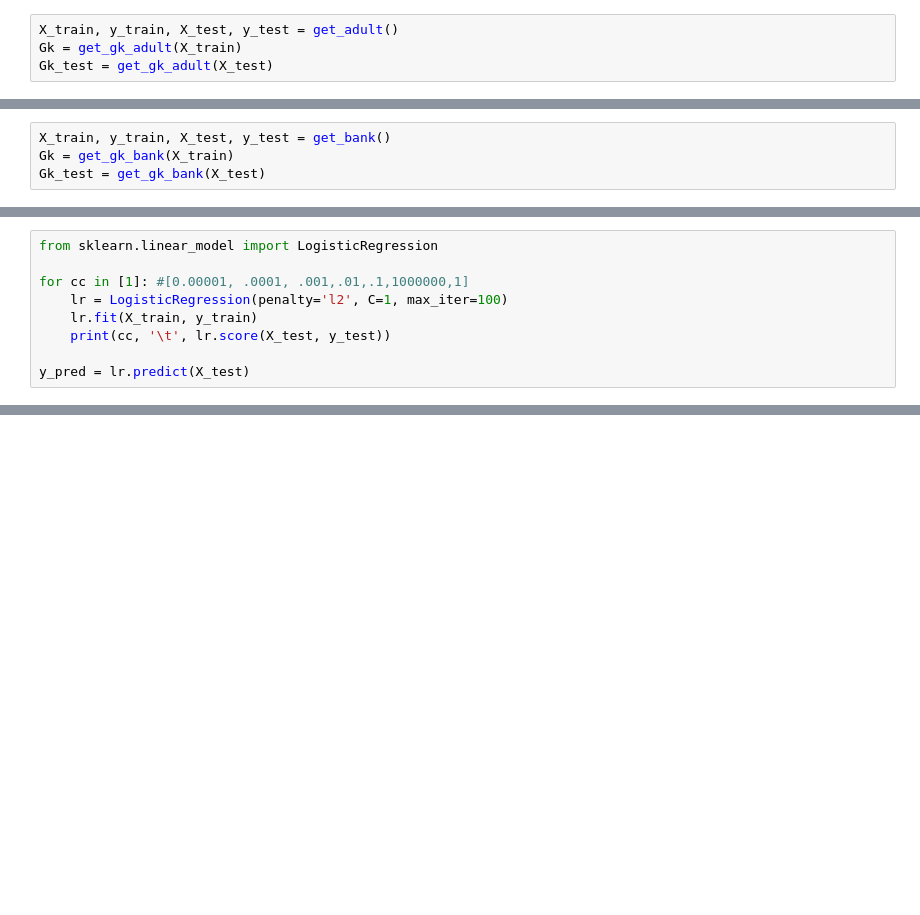
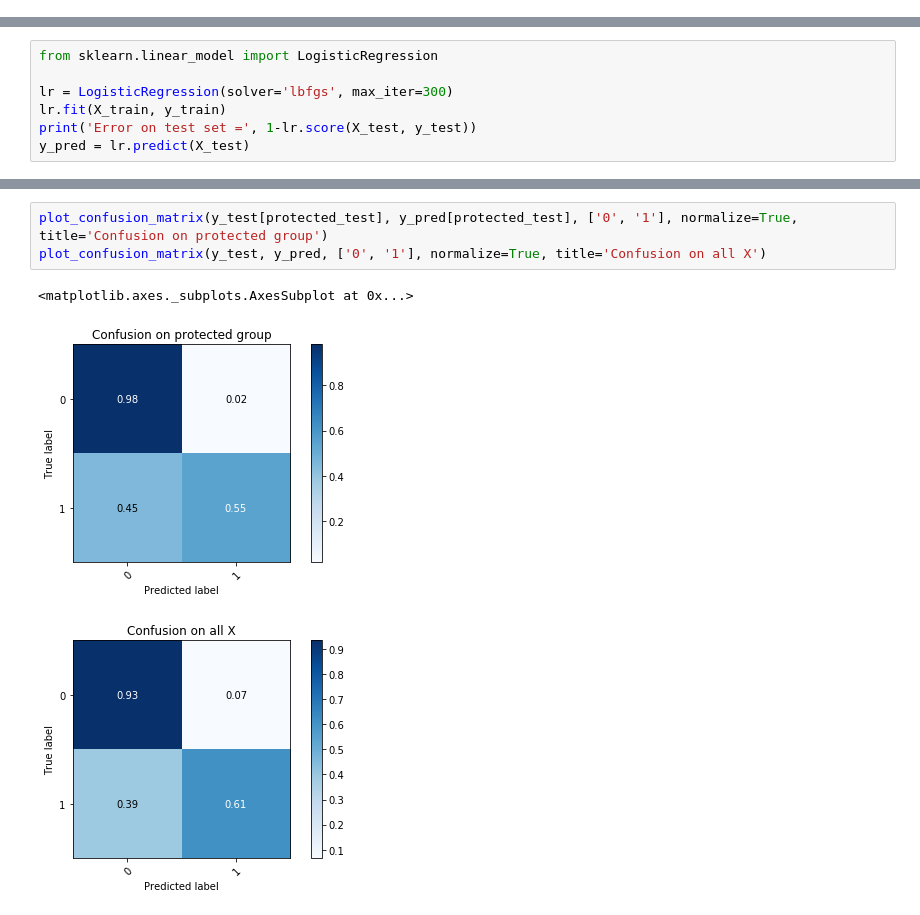
Before and after one commit to TwsThomas/fairness, a Jupyter notebook: fairness adult.ipynb, the cells around one changed output, grey strips where cells are left out. Cells and saved outputs as stored; diff of their text form; blank space fills up the shorter version.

```diff
--- a/fairness adult.ipynb
+++ b/fairness adult.ipynb
@@ -25,4 +40,0 @@ from get_data import get_adult, get_bank, get_gk_bank, get_gk_adult
-# %%
-X_train, y_train, X_test, y_test = get_adult()
-Gk = get_gk_adult(X_train)
-Gk_test = get_gk_adult(X_test)
@@ -35,4 +40,0 @@ See the caveats in the documentation: http://pandas.pydata.org/pandas-docs/stabl
-# %%
-X_train, y_train, X_test, y_test = get_bank()
-Gk = get_gk_bank(X_train)
-Gk_test = get_gk_bank(X_test)
@@ -42,10 +47,8 @@ age quantile = [31.0, 35.0, 39.0, 45.0, 52.0]
 # %%
 from sklearn.linear_model import LogisticRegression
 
-for cc in [1]: #[0.00001, .0001, .001,.01,.1,1000000,1]
-    lr = LogisticRegression(penalty='l2', C=1, max_iter=100)
-    lr.fit(X_train, y_train)
-    print(cc, '\t', lr.score(X_test, y_test))
-
+lr = LogisticRegression(solver='lbfgs', max_iter=300)
+lr.fit(X_train, y_train)
+print('Error on test set =', 1-lr.score(X_test, y_test))
 y_pred = lr.predict(X_test)
 # %% [output]
@@ -81,0 +65,7 @@ fair Equal Opp.   =      0.0
+# %%
+plot_confusion_matrix(y_test[protected_test], y_pred[protected_test], ['0', '1'], normalize=True, title='Confusion on protected group')
+plot_confusion_matrix(y_test, y_pred, ['0', '1'], normalize=True, title='Confusion on all X')
+# %% [output]
+<matplotlib.axes._subplots.AxesSubplot at 0x...>
+[figure, added]
+[figure, added]
```
Also changed, not shown: parts of 24 cells of this notebook, 2 other files.
